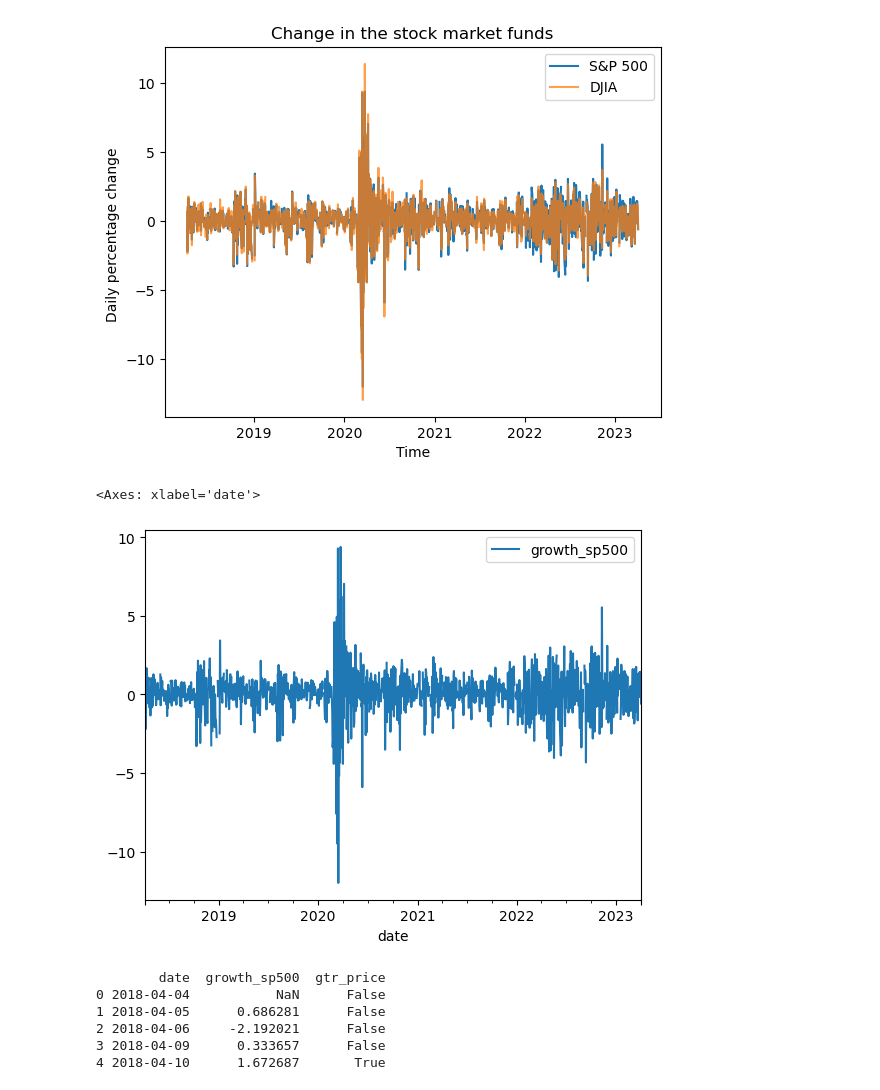
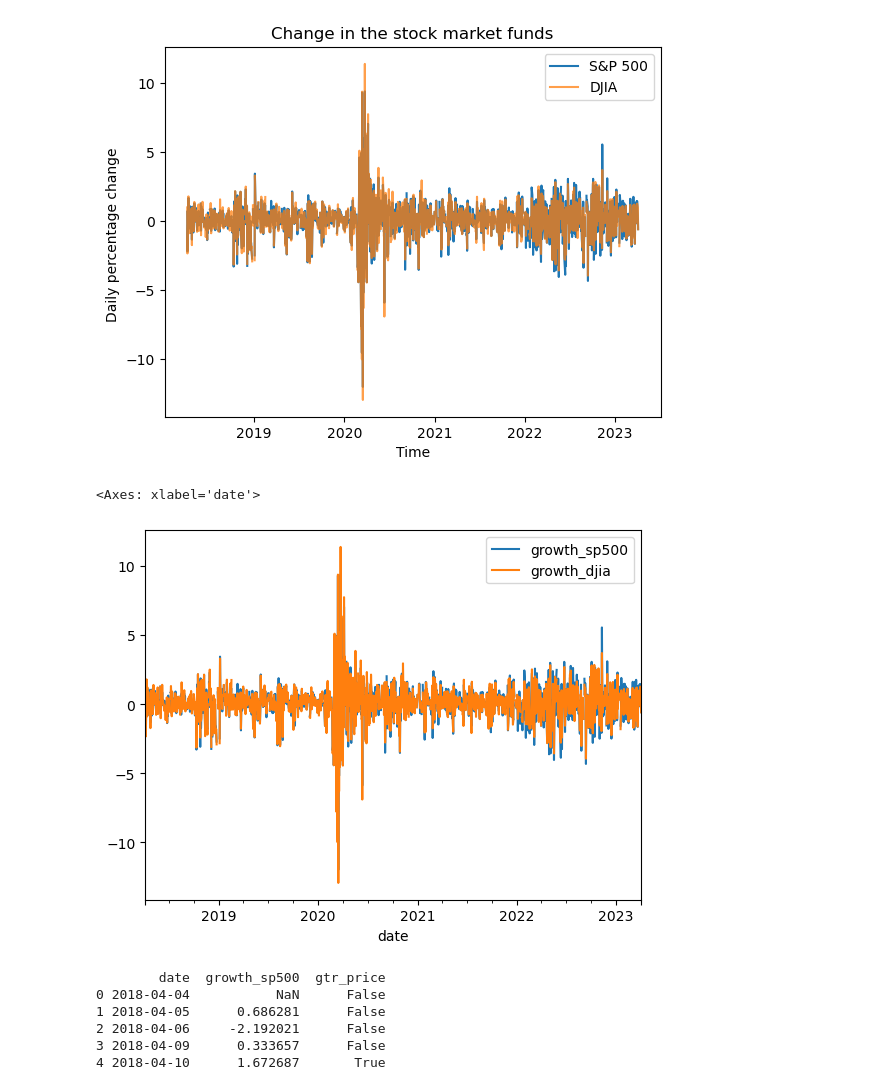
Before and after one commit to jshin0229/qtm151fall2025real, a Jupyter notebook: quiz_prep4.ipynb, the cells around one changed output. Drawn from its saved outputs; the diff is of its cells as text; code cells hidden in the pictures.

```diff
--- a/quiz_prep4.ipynb
+++ b/quiz_prep4.ipynb
@@ -99,10 +102,10 @@ plt.show()
 # %% [output]
 [figure]
 # %%
-df_financial[["date","growth_sp500"]].set_index("date").plot()
+df_financial[["date","growth_sp500","growth_djia"]].set_index("date").plot()
 # %% [output]
 <Axes: xlabel='date'>
-[figure, old version]
+[figure, new version]
 # %%
 #Continuing with the DataFrame of conversion rates, create a new column of Boolean type,
 #  which checks whether the conversion rate for one of the currencies
```
Also changed, not shown: parts of 6 cells of this notebook.
